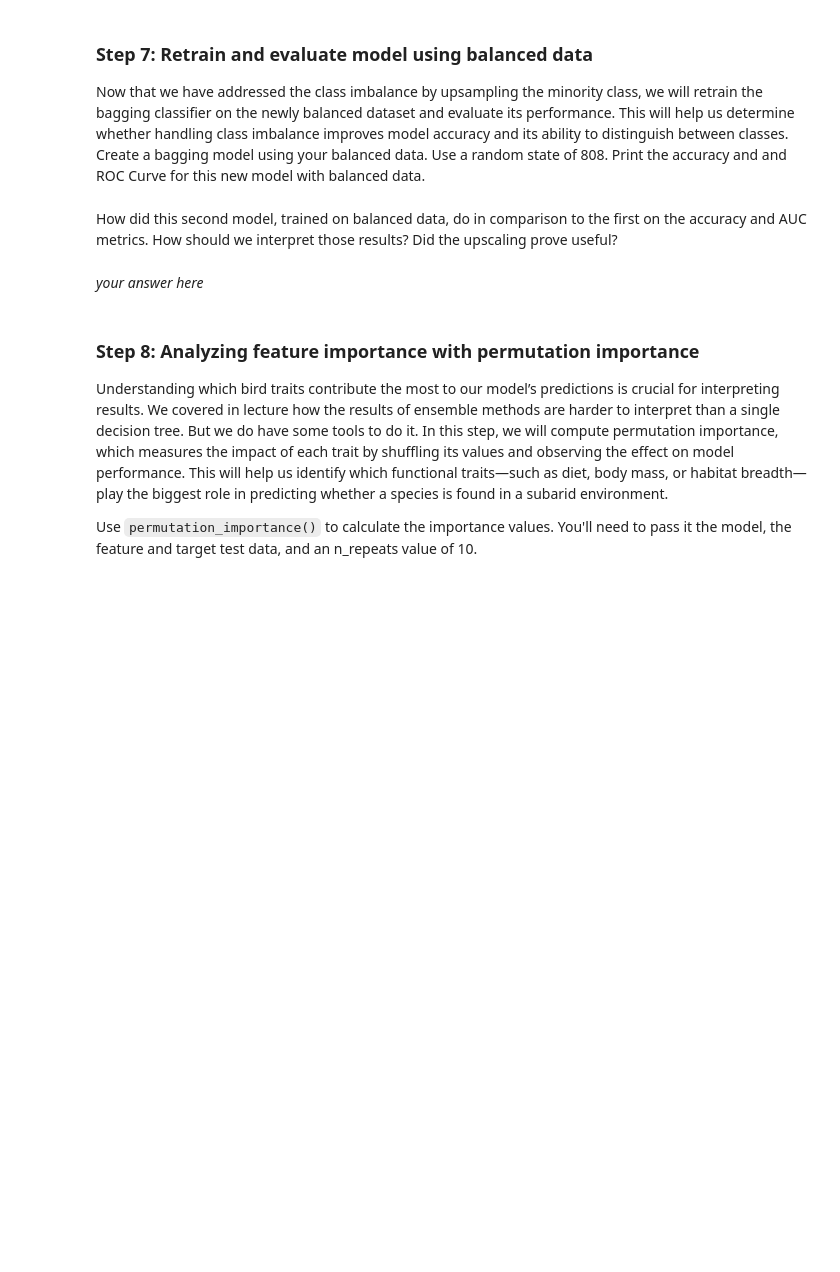
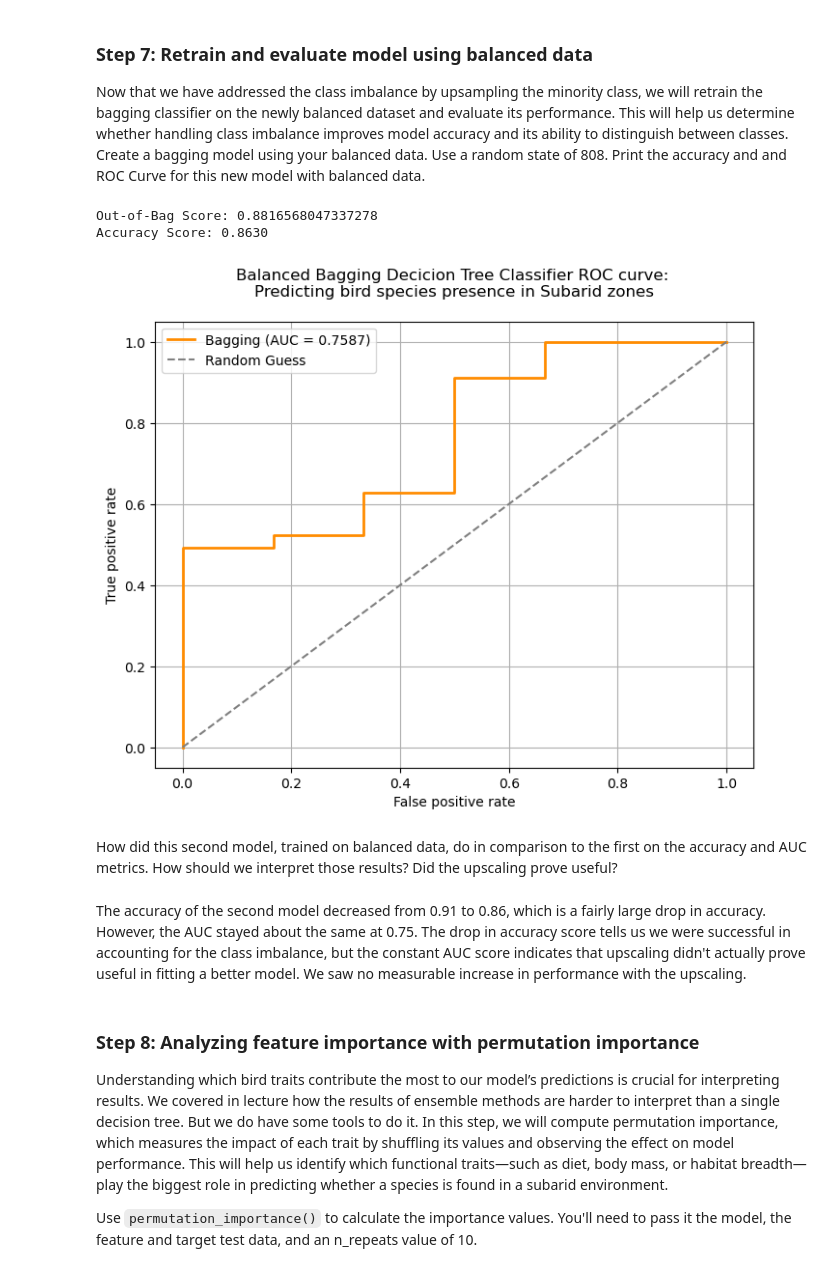
Before and after one commit to haylee360/EDS232-labs, a Jupyter notebook: Week5/lab5-birds.ipynb, the cells around one changed output. Cells and saved outputs as stored; diff of their text form; code cells hidden in the pictures; blank space fills up the shorter version.

```diff
--- a/Week5/lab5-birds.ipynb
+++ b/Week5/lab5-birds.ipynb
@@ -81,3 +69,13 @@ Encode the data using this process:
 2. Loop through each categorical column and apply `LabelEncoder()`
 3. Replace the original categorical columns with their encoded values.
 4. Print the head of your dataframe to ensure that labels were in fact encoded.
+# %%
+# Find categorical columns
+cat_cols = birds.select_dtypes(include=["object"]).columns
+
+# Loop through cat columns and encode numerically
+for col in cat_cols:
+    label_encoder = LabelEncoder()
+    birds[col] = label_encoder.fit_transform(birds[col])
+
+birds.head()
@@ -140,10 +239,50 @@ Merge the original majority class with the newly upsampled minority class.
 ### Step 7: Retrain and evaluate model using balanced data
 
 Now that we have addressed the class imbalance by upsampling the minority class, we will retrain the bagging classifier on the newly balanced dataset and evaluate its performance. This will help us determine whether handling class imbalance improves model accuracy and its ability to distinguish between classes. Create a bagging model using your balanced data. Use a random state of 808. Print the accuracy and and ROC Curve for this new model with balanced data.
+# %%
+# Initialize our new model
+bagging_retrained = BaggingClassifier(n_estimators = 100,
+                                    bootstrap = True,
+                                    oob_score = True,
+                                    random_state = 808)
+
+# Fit the model
+bagging_retrained.fit(X_train_upsampled, y_train_upsampled)
+
+# Make predictions
+bagging_retrained_preds = bagging_retrained.predict(X_test)
+
+# Calculate accuracy
+accuracy_retrained = accuracy_score(y_test, bagging_retrained_preds)
+oob_score_retrained = bagging.oob_score_
+
+print(f"Out-of-Bag Score: {oob_score_retrained}")
+print(f"Accuracy Score: {accuracy_retrained:.4f}")
+
+# Calculate ROC Curve
+fpr_bal, tpr_bal, _ = roc_curve(y_test, bagging_retrained.predict_proba(X_test)[:,1])
+
+# Calculate AUC
+roc_auc_bagging_retrained = auc(fpr_bal, tpr_bal)
+
+# Plot ROC curve
+plt.figure(figsize = (8,6))
+plt.plot(fpr_bal, tpr_bal, color = 'darkorange', lw = 2, label = f'Bagging (AUC = {roc_auc_bagging_retrained:.4f})')
+plt.plot([0, 1], [0, 1], color="gray", linestyle="--", label="Random Guess")
+plt.xlabel('False positive rate')
+plt.ylabel('True positive rate')
+plt.title('Balanced Bagging Decicion Tree Classifier ROC curve: \nPredicting bird species presence in Subarid zones\n')
+plt.legend()
+plt.grid(True)
+plt.show()
+# %% [output]
+Out-of-Bag Score: 0.8816568047337278
+Accuracy Score: 0.8630
+[figure, added]
 # %% [markdown]
 How did this second model, trained on balanced data, do in comparison to the first on the accuracy and AUC metrics.  How should we interpret those results?  Did the upscaling prove useful?
-# %% [markdown]
-*your answer here*
+# %% [markdown]
+The accuracy of the second model decreased from 0.91 to 0.86, which is a fairly large drop in accuracy. However, the AUC stayed about the same at 0.75. The drop in accuracy score tells us we were successful in accounting for the class imbalance, but the constant AUC score indicates that upscaling didn't actually prove useful in fitting a better model. We saw no measurable increase in performance with the upscaling.
 # %% [markdown]
 ### Step 8: Analyzing feature importance with permutation importance
 
```
Also changed, not shown: parts of 15 cells of this notebook, 1 other file.
